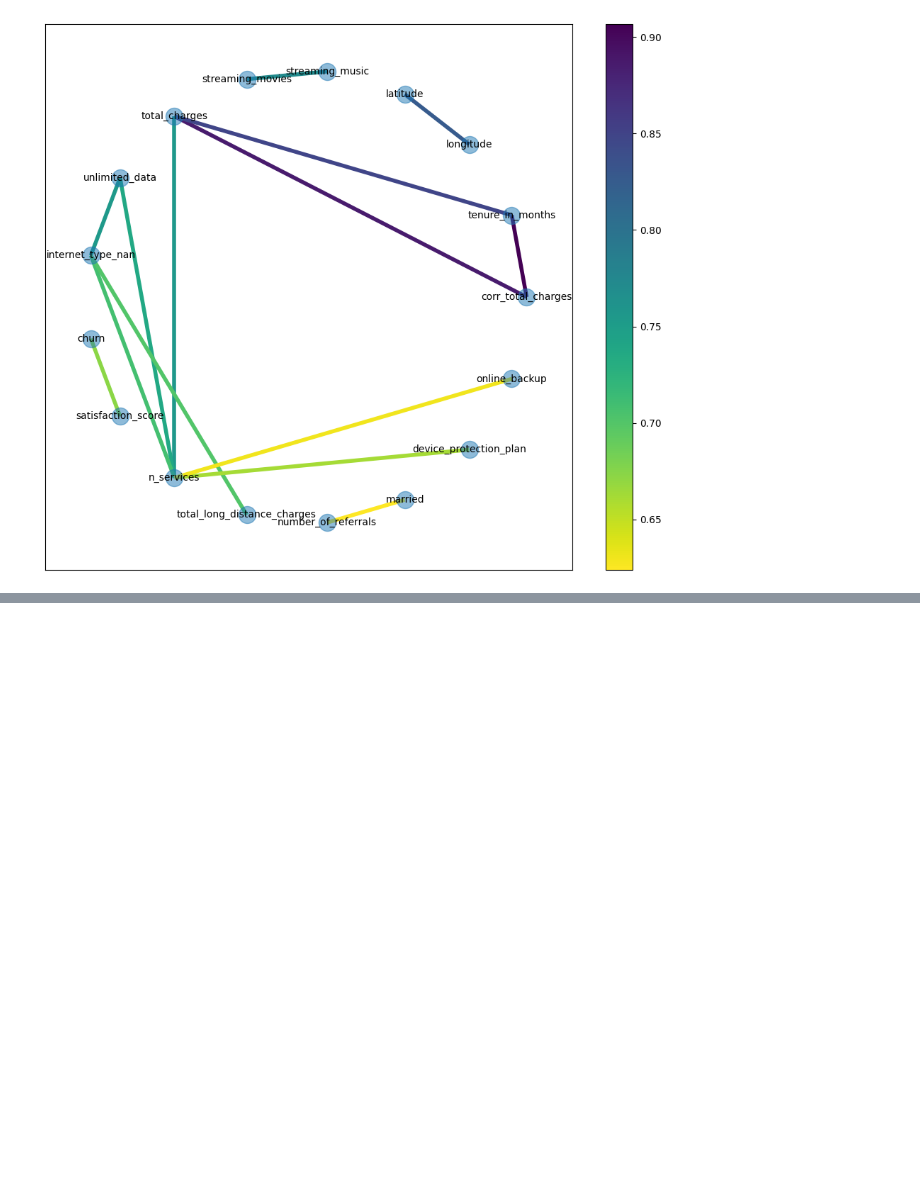
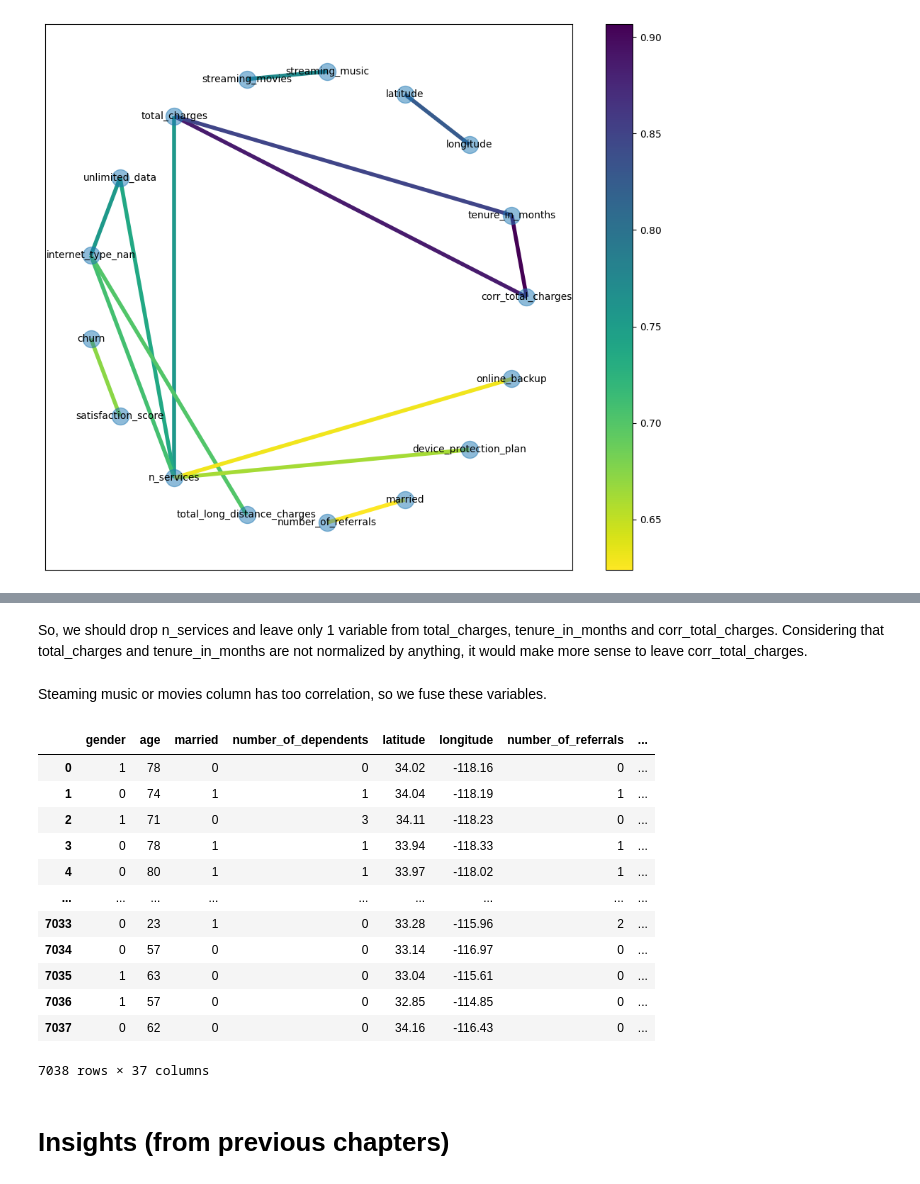
Before and after one commit to stsibikov/Telco_customer_churn, a Jupyter notebook: EDA/EDA.ipynb, the cells around one changed output, grey strips where cells are left out. Saved outputs shown, nothing was run; the diff lists cells and outputs as text; code cells hidden in the pictures; blank space fills up the shorter version.

```diff
--- a/EDA/EDA.ipynb
+++ b/EDA/EDA.ipynb
@@ -645,0 +594,25 @@ test.graph()
+# %% [markdown]
+So, we should drop n_services and leave only 1 variable from total_charges, tenure_in_months and corr_total_charges. Considering that total_charges and tenure_in_months are not normalized by anything, it would make more sense to leave corr_total_charges.
+# %%
+df = df.drop(['n_services', 'total_charges', 'tenure_in_months'], axis=1)
+# %% [markdown]
+Steaming music or movies column has too correlation, so we fuse these variables.
+# %%
+df['streaming_music_or_movies'] = df['streaming_music'] | df['streaming_movies']
+df = df.drop(['streaming_music', 'streaming_movies'], axis=1)
+# %%
+df.head(-5)
+# %% [output]
+|  | gender | age | married | number_of_dependents | latitude | longitude | number_of_referrals | ... |
+| 0 | 1 | 78 | 0 | 0 | 34.02 | -118.16 | 0 | ... |
+| 1 | 0 | 74 | 1 | 1 | 34.04 | -118.19 | 1 | ... |
+| 2 | 1 | 71 | 0 | 3 | 34.11 | -118.23 | 0 | ... |
+| 3 | 0 | 78 | 1 | 1 | 33.94 | -118.33 | 1 | ... |
+| 4 | 0 | 80 | 1 | 1 | 33.97 | -118.02 | 1 | ... |
+| ... | ... | ... | ... | ... | ... | ... | ... | ... |
+| 7033 | 0 | 23 | 1 | 0 | 33.28 | -115.96 | 2 | ... |
+| 7034 | 0 | 57 | 0 | 0 | 33.14 | -116.97 | 0 | ... |
+| 7035 | 1 | 63 | 0 | 0 | 33.04 | -115.61 | 0 | ... |
+| 7036 | 1 | 57 | 0 | 0 | 32.85 | -114.85 | 0 | ... |
+| 7037 | 0 | 62 | 0 | 0 | 34.16 | -116.43 | 0 | ... |
+7038 rows × 37 columns
@@ -645,0 +621,2 @@ test.graph()
+# %% [markdown]
+# Insights (from previous chapters)
```
Also changed, not shown: parts of 13 cells of this notebook, 3 other files.
